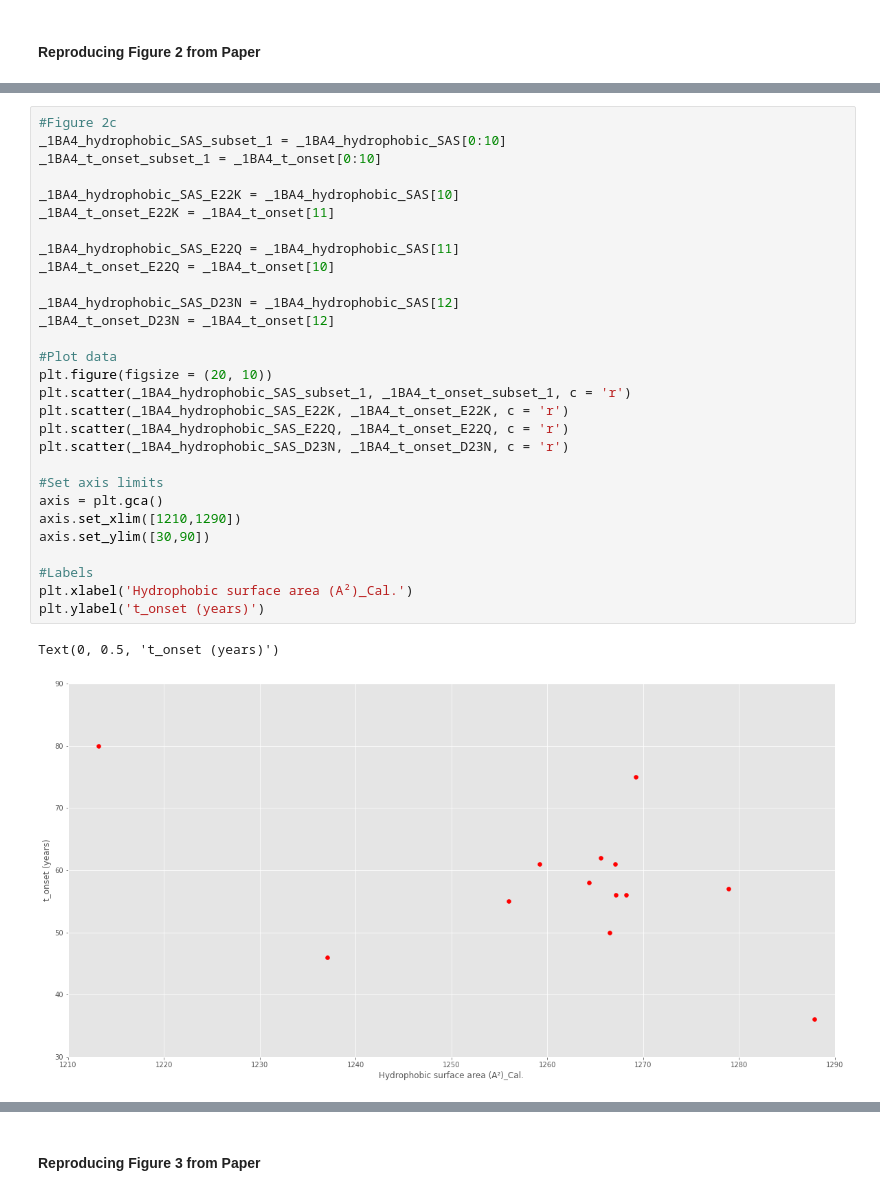
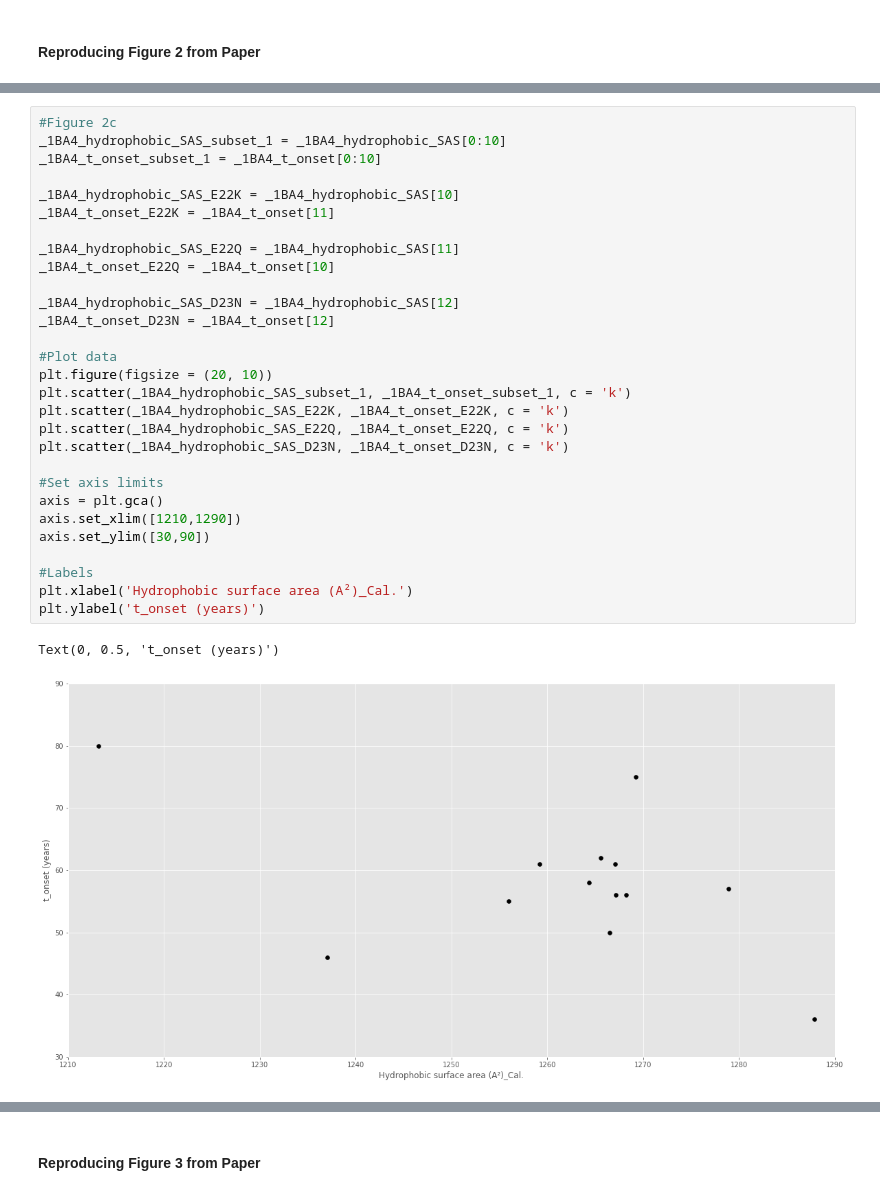
Before and after one commit to 188-project/Amyloid-Beta-Final-Project, a Jupyter notebook: Final Project Amyloid Beta.ipynb, the cells around one changed output, grey strips where cells are left out. Saved outputs shown, nothing was run; the diff lists cells and outputs as text.

```diff
--- a/Final Project Amyloid Beta.ipynb
+++ b/Final Project Amyloid Beta.ipynb
@@ -743,35 +743,35 @@ Text(0, 0.5, 't_onset (years)')
 # %%
 #Figure 2c
 _1BA4_hydrophobic_SAS_subset_1 = _1BA4_hydrophobic_SAS[0:10]
 _1BA4_t_onset_subset_1 = _1BA4_t_onset[0:10]
 
 _1BA4_hydrophobic_SAS_E22K = _1BA4_hydrophobic_SAS[10]
 _1BA4_t_onset_E22K = _1BA4_t_onset[11]
 
 _1BA4_hydrophobic_SAS_E22Q = _1BA4_hydrophobic_SAS[11]
 _1BA4_t_onset_E22Q = _1BA4_t_onset[10]
 
 _1BA4_hydrophobic_SAS_D23N = _1BA4_hydrophobic_SAS[12]
 _1BA4_t_onset_D23N = _1BA4_t_onset[12]
 
 #Plot data
 plt.figure(figsize = (20, 10))
-plt.scatter(_1BA4_hydrophobic_SAS_subset_1, _1BA4_t_onset_subset_1, c = 'r')
-plt.scatter(_1BA4_hydrophobic_SAS_E22K, _1BA4_t_onset_E22K, c = 'r')
-plt.scatter(_1BA4_hydrophobic_SAS_E22Q, _1BA4_t_onset_E22Q, c = 'r')
-plt.scatter(_1BA4_hydrophobic_SAS_D23N, _1BA4_t_onset_D23N, c = 'r')
+plt.scatter(_1BA4_hydrophobic_SAS_subset_1, _1BA4_t_onset_subset_1, c = 'k')
+plt.scatter(_1BA4_hydrophobic_SAS_E22K, _1BA4_t_onset_E22K, c = 'k')
+plt.scatter(_1BA4_hydrophobic_SAS_E22Q, _1BA4_t_onset_E22Q, c = 'k')
+plt.scatter(_1BA4_hydrophobic_SAS_D23N, _1BA4_t_onset_D23N, c = 'k')
 
 #Set axis limits
 axis = plt.gca()
 axis.set_xlim([1210,1290])
 axis.set_ylim([30,90])
 
 #Labels
 plt.xlabel('Hydrophobic surface area (A²)_Cal.')
 plt.ylabel('t_onset (years)')
 # %% [output]
 Text(0, 0.5, 't_onset (years)')
-[figure, old version]
+[figure, new version]
 # %%
 #Figure 2d
 _2LFM_hydrophobic_SAS_subset_1 = _2LFM_hydrophobic_SAS[0:10]
```
Also changed, not shown: parts of 7 cells of this notebook.
